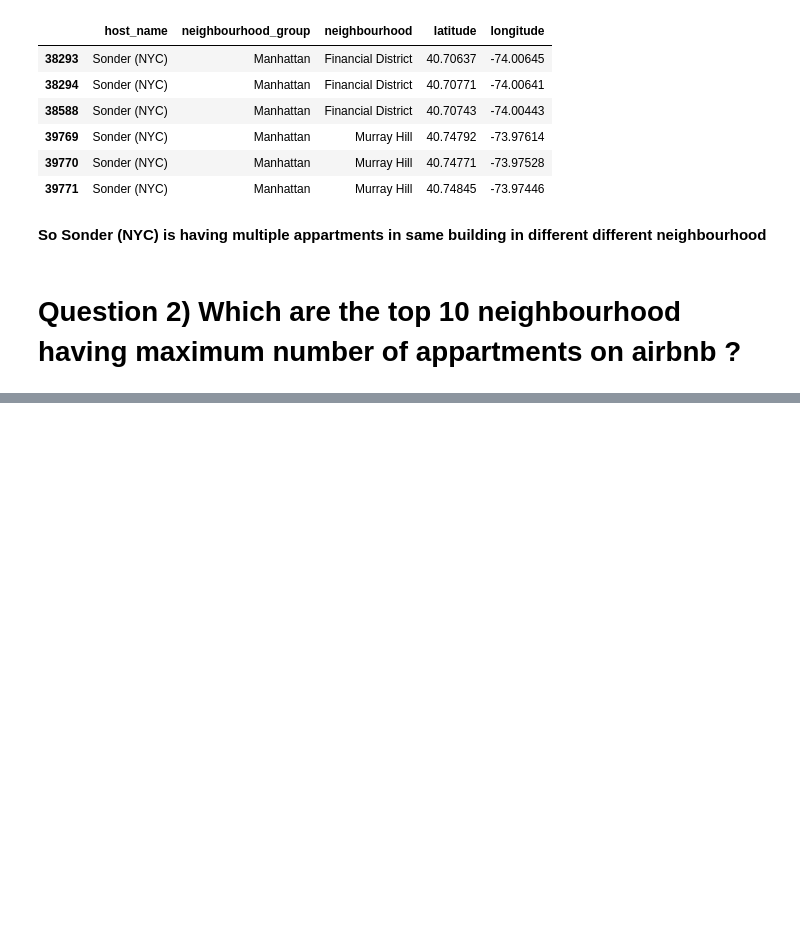
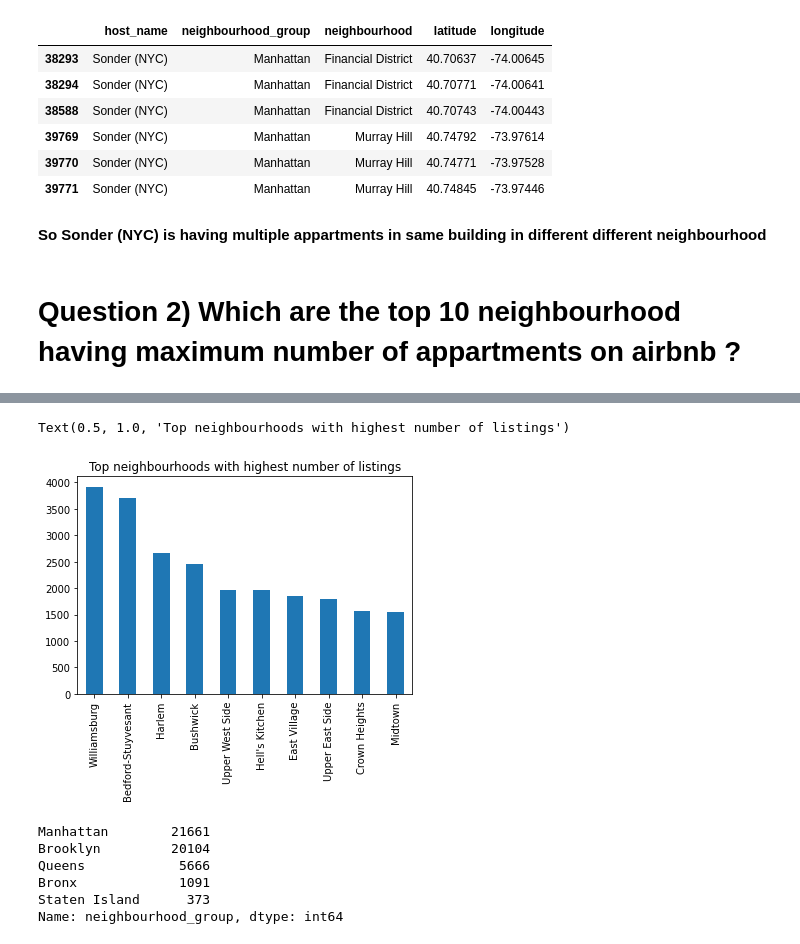
Before and after one commit to shayansomzz44/airbnb, a Jupyter notebook: Airbnb_Bookings_Analysis_Capstone_Project.ipynb, the cells around one changed output, grey strips where cells are left out. Drawn from its saved outputs; the diff is of its cells as text; code cells hidden in the pictures; blank space fills up the shorter version.

```diff
--- a/Airbnb_Bookings_Analysis_Capstone_Project.ipynb
+++ b/Airbnb_Bookings_Analysis_Capstone_Project.ipynb
@@ -434,0 +449,17 @@ df_sonder[['host_name','neighbourhood_group','neighbourhood','latitude','longitu
+# %%
+# Plotting top 10 neighbourhood which are having maximum number of appartments on Airbnb
+
+pd.value_counts(df['neighbourhood'])[:10].plot.bar()
+plt.title("Top neighbourhoods with highest number of listings")
+# %% [output]
+Text(0.5, 1.0, 'Top neighbourhoods with highest number of listings')
+[figure, added]
+# %%
+df['neighbourhood_group'].value_counts()
+# %% [output]
+Manhattan        21661
+Brooklyn         20104
+Queens            5666
+Bronx             1091
+Staten Island      373
+Name: neighbourhood_group, dtype: int64
```
Also changed, not shown: parts of 36 cells of this notebook.
